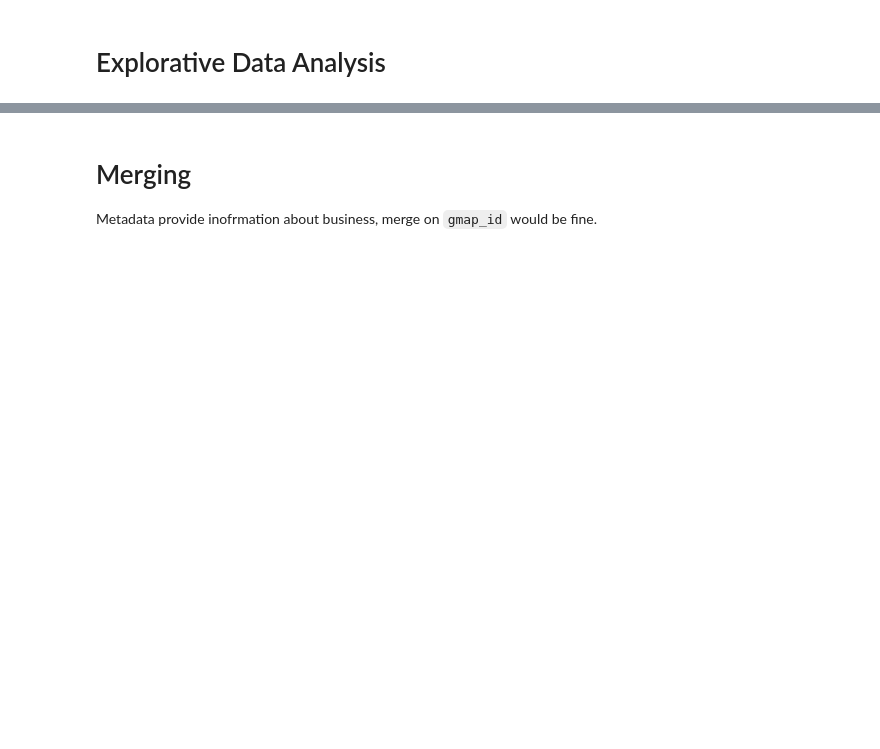
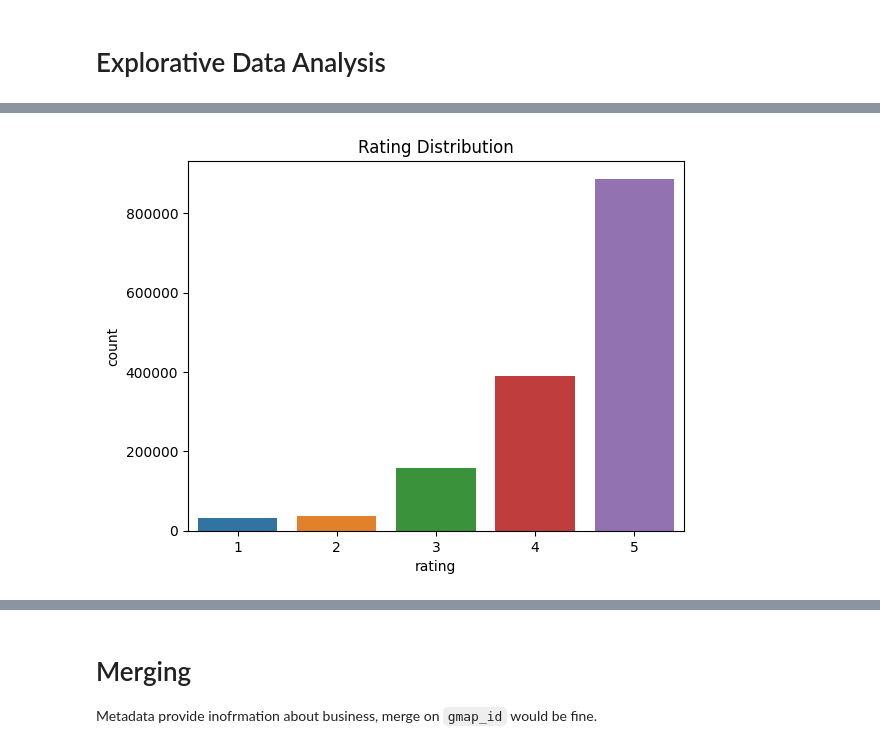
Before and after one commit to KevinBian107/RSDB, a Jupyter notebook: explorative data analysis/eda.ipynb, the cells around one changed output, grey strips where cells are left out. Saved outputs shown, nothing was run; the diff lists cells and outputs as text; code cells hidden in the pictures; blank space fills up the shorter version.

```diff
--- a/explorative data analysis/eda.ipynb
+++ b/explorative data analysis/eda.ipynb
@@ -75,0 +139,6 @@ meta_df
+# %%
+sns.countplot(x='rating', data=df)
+plt.title('Rating Distribution')
+plt.show()
+# %% [output]
+[figure, added]
```
Also changed, not shown: parts of 47 cells of this notebook.
